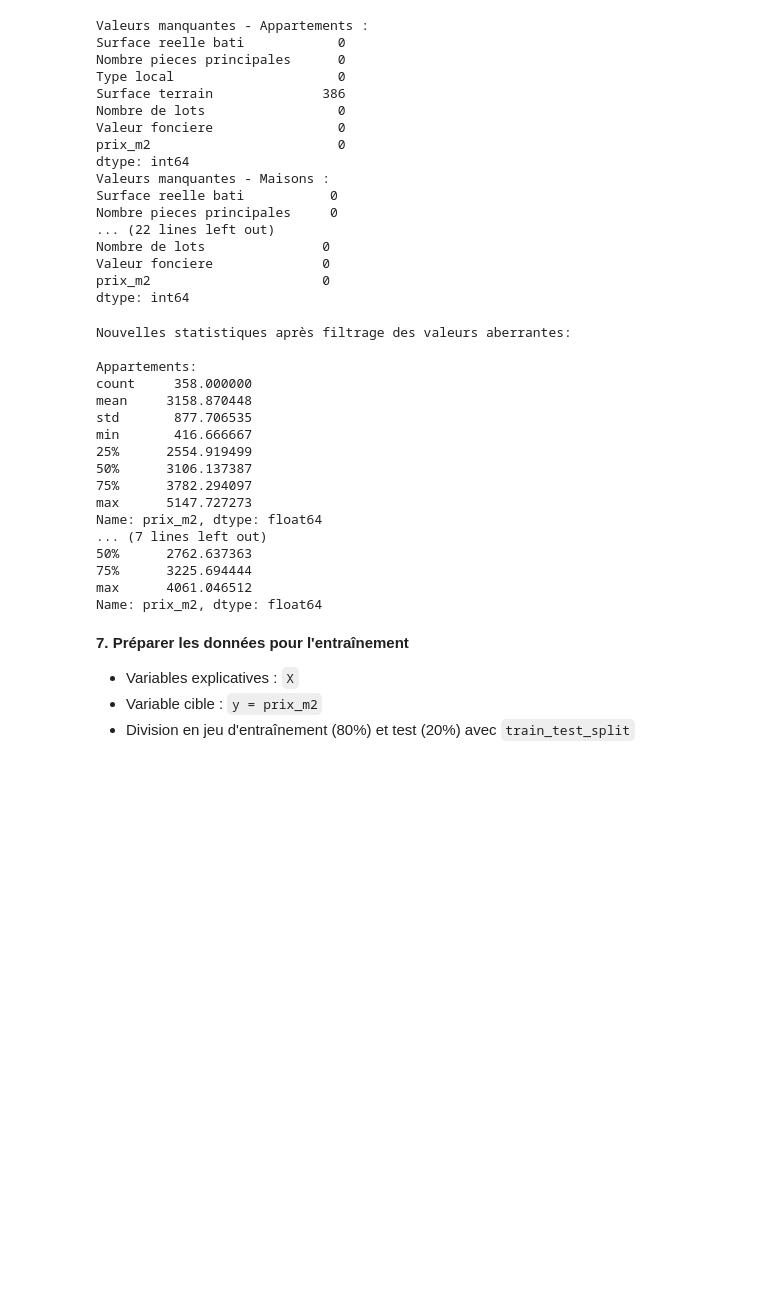
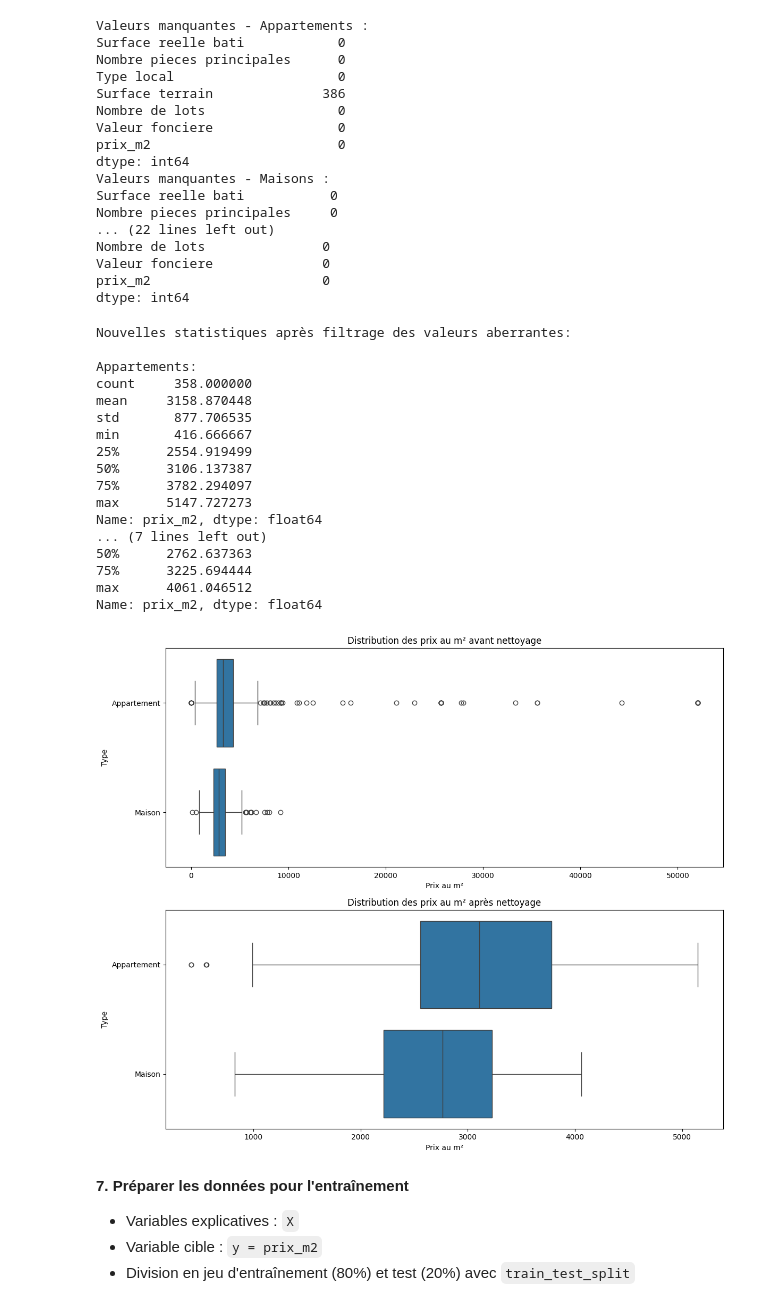
Before and after one commit to lougail/predicteur_prix_immobilier, a Jupyter notebook: notebooks/phase_1_lille.ipynb, the cells around one changed output. Saved outputs shown, nothing was run; the diff lists cells and outputs as text; code cells hidden in the pictures; blank space fills up the shorter version.

```diff
--- a/notebooks/phase_1_lille.ipynb
+++ b/notebooks/phase_1_lille.ipynb
@@ -265,33 +306,61 @@ df_appartements_4pieces = df_appartements_4pieces[
 
 df_maisons_4pieces = df_maisons_4pieces[
     (df_maisons_4pieces['prix_m2'] >= seuil_bas_maisons) &
     (df_maisons_4pieces['prix_m2'] <= seuil_haut_maisons)
 ]
 
 # Vérifier les nouvelles statistiques
 print("Nouvelles statistiques après filtrage des valeurs aberrantes:")
 print("\nAppartements:")
 print(df_appartements_4pieces['prix_m2'].describe())
 print("\nMaisons:")
 print(df_maisons_4pieces['prix_m2'].describe())
+
+# Avant/Après nettoyage
+fig, axes = plt.subplots(2, 1, figsize=(12, 10))
+
+# Avant nettoyage
+# Create combined DataFrame for visualization before cleaning
+df_prix_combined = pd.DataFrame({
+    'Prix au m²': pd.concat([data_appartements_4pieces['prix_m2'],
+                           data_maisons_4pieces['prix_m2']]),
+    'Type': ['Appartement'] * len(data_appartements_4pieces) +
+            ['Maison'] * len(data_maisons_4pieces)
+})
+
+sns.boxplot(data=df_prix_combined, y='Type', x='Prix au m²', orient='h', ax=axes[0])
+axes[0].set_title('Distribution des prix au m² avant nettoyage')
+
+# Après nettoyage (à placer après le filtrage IQR)
+df_prix_clean = pd.DataFrame({
+    'Prix au m²': pd.concat([df_appartements_4pieces['prix_m2'],
+                           df_maisons_4pieces['prix_m2']]),
+    'Type': ['Appartement'] * len(df_appartements_4pieces) +
+            ['Maison'] * len(df_maisons_4pieces)
+})
+sns.boxplot(data=df_prix_clean, y='Type', x='Prix au m²', orient='h', ax=axes[1])
+axes[1].set_title('Distribution des prix au m² après nettoyage')
+plt.tight_layout()
+plt.show()
 # %% [output]
 Nouvelles statistiques après filtrage des valeurs aberrantes:
 
 Appartements:
 count     358.000000
 mean     3158.870448
 std       877.706535
 min       416.666667
 25%      2554.919499
 50%      3106.137387
 75%      3782.294097
 max      5147.727273
 Name: prix_m2, dtype: float64
 ... (7 lines left out)
 50%      2762.637363
 75%      3225.694444
 max      4061.046512
 Name: prix_m2, dtype: float64
+[figure, added]
 # %% [markdown]
 
 **7. Préparer les données pour l'entraînement**
```
Also changed, not shown: parts of 17 cells of this notebook, 1 other file.
